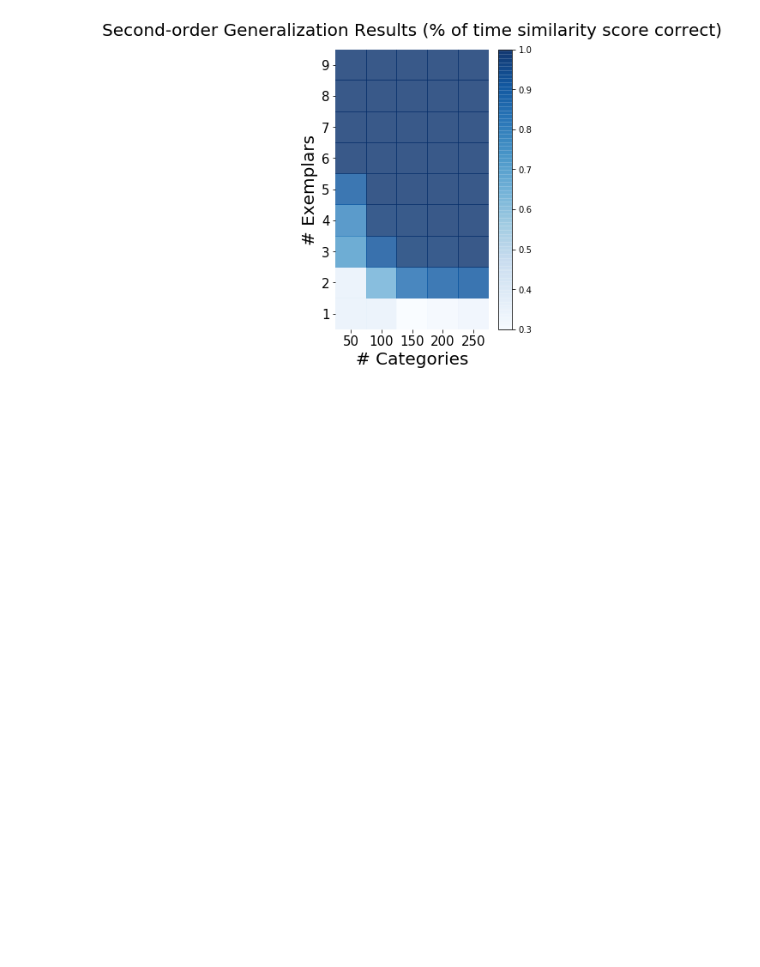
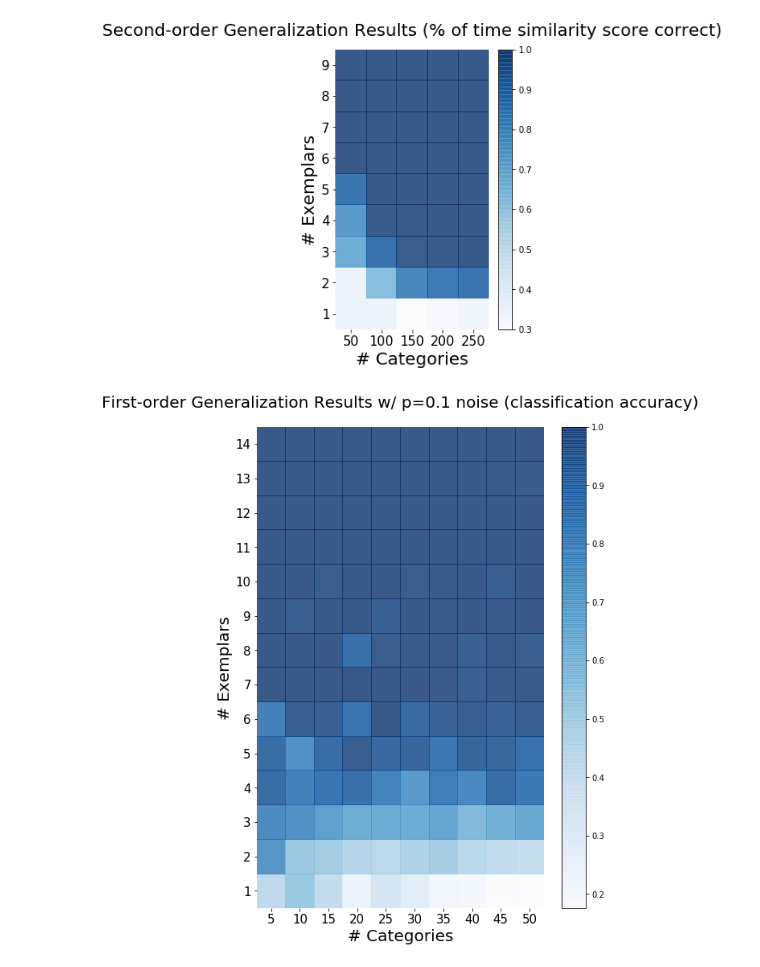
Before and after one commit to rfeinman/learning-to-learn, a Jupyter notebook: notebooks/heatmap.ipynb, the cells around one changed output. Saved outputs shown, nothing was run; the diff lists cells and outputs as text; code cells hidden in the pictures; blank space fills up the shorter version.

```diff
--- a/notebooks/heatmap.ipynb
+++ b/notebooks/heatmap.ipynb
@@ -83,3 +84,12 @@ plot_heatmap(df_second2,
              size=(4,6))
 # %% [output]
 [figure]
+# %%
+df_first_noise = pd.read_csv('../results/results_firstOrder_noise10p.csv', index_col=0)
+df_second_noise = pd.read_csv('../results/results_secondOrder_noise10p.csv', index_col=0)
+# %%
+plot_heatmap(df_first_noise,
+             title='First-order Generalization Results w/ p=0.1 noise (classification accuracy)',
+             size=(8, 11))
+# %% [output]
+[figure, added]
```
Also changed, not shown: parts of 9 cells of this notebook, 24 other files.
